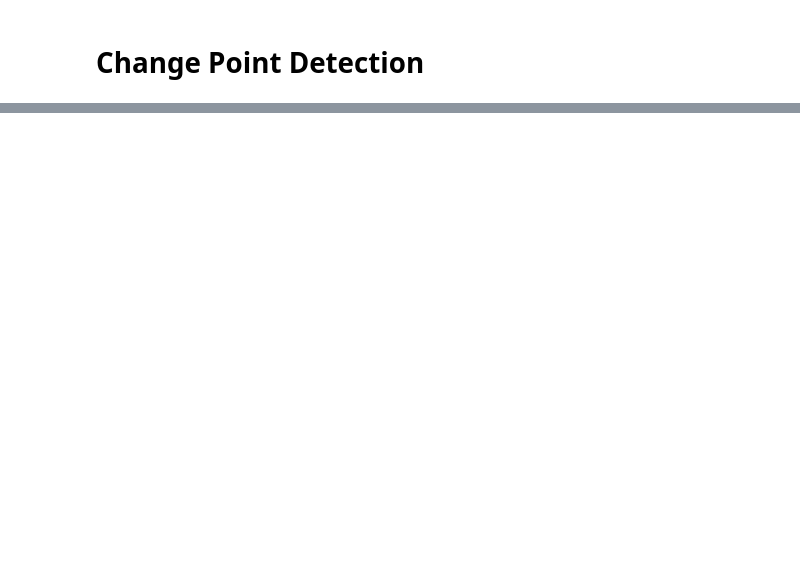
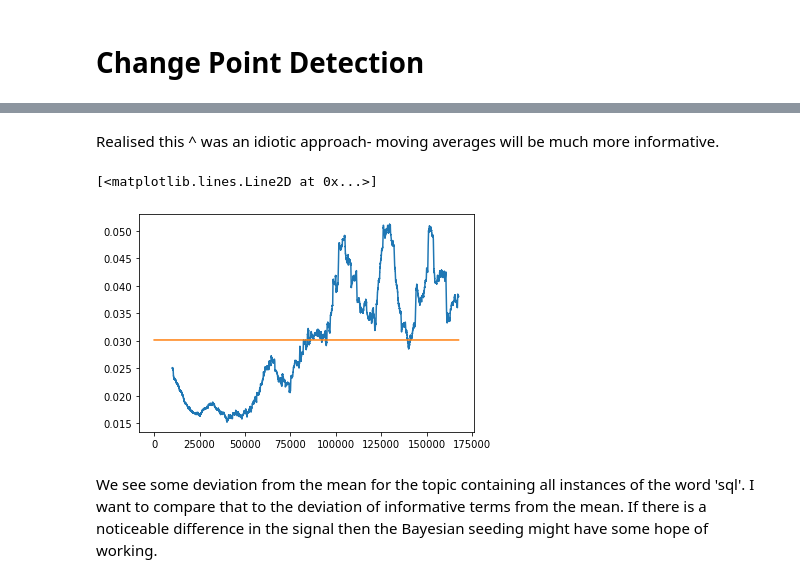
Before and after one commit to billnunn/Assessment-3-Bill-Adam, a Jupyter notebook: Bill_Evidence/billideas.ipynb, the cells around one changed output, grey strips where cells are left out. Saved outputs shown, nothing was run; the diff lists cells and outputs as text; code cells hidden in the pictures; blank space fills up the shorter version.

```diff
--- a/Bill_Evidence/billideas.ipynb
+++ b/Bill_Evidence/billideas.ipynb
@@ -165,0 +229,19 @@ plt.show()
+# %% [markdown]
+Realised this ^ was an idiotic approach- moving averages will be much more informative.
+# %%
+topic = 3
+
+window_size = 10000
+
+pd_series = pd.Series(signal_matrix[topic])
+windows = pd_series.rolling(window_size)
+moving_averages = windows.mean()
+mean = pd_series.mean()
+
+plt.plot(moving_averages)
+plt.plot(np.repeat(mean, len(signal_matrix[topic])))
+# %% [output]
+[<matplotlib.lines.Line2D at 0x...>]
+[figure, added]
+# %% [markdown]
+We see some deviation from the mean for the topic containing all instances of the word 'sql'. I want to compare that to the deviation of informative terms from the mean. If there is a noticeable difference in the signal then the Bayesian seeding might have some hope of working.
```
Also changed, not shown: parts of 49 cells of this notebook, 1 other file.
